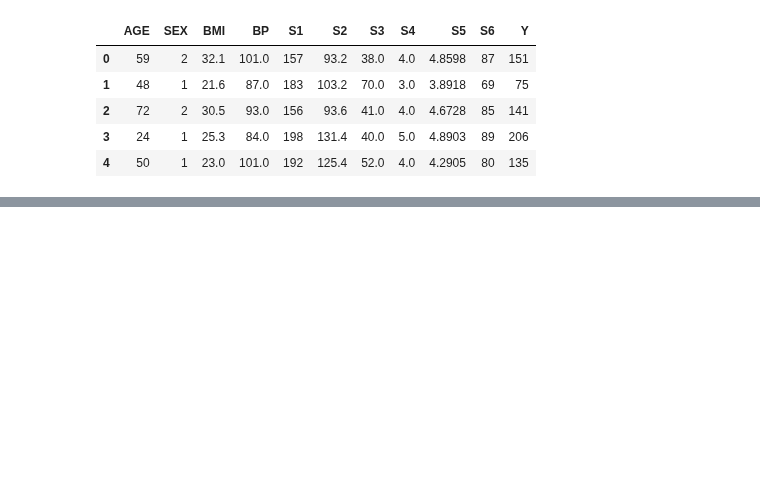
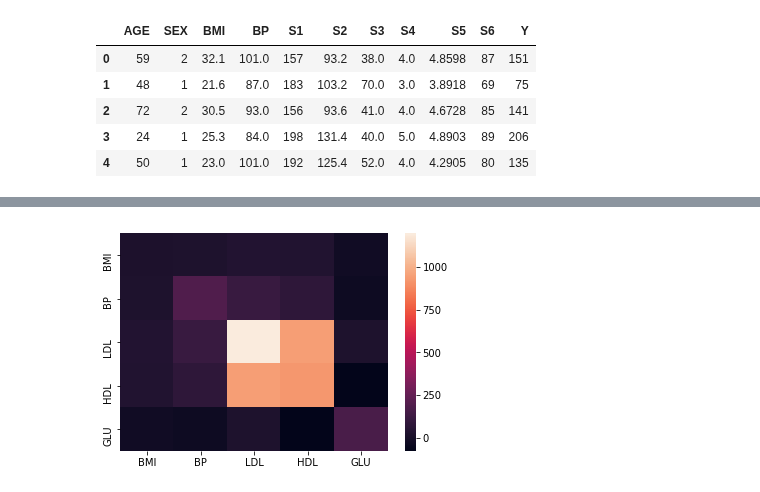
Before and after one commit to LucasSugi/data-science, a Jupyter notebook: pratica_3/pratica_3_9293286_9293251.ipynb, the cells around one changed output, grey strips where cells are left out. Drawn from its saved outputs; the diff is of its cells as text; code cells hidden in the pictures; blank space fills up the shorter version.

```diff
--- a/pratica_3/pratica_3_9293286_9293251.ipynb
+++ b/pratica_3/pratica_3_9293286_9293251.ipynb
@@ -68,0 +96,9 @@ plt.show()
+# %%
+#Calculo da covariancia
+cov = diabete.iloc[:,0:5].cov()
+
+#Plotando o heatmap
+sns.heatmap(cov)
+plt.show()
+# %% [output]
+[figure, added]
```
Also changed, not shown: parts of 10 cells of this notebook.
